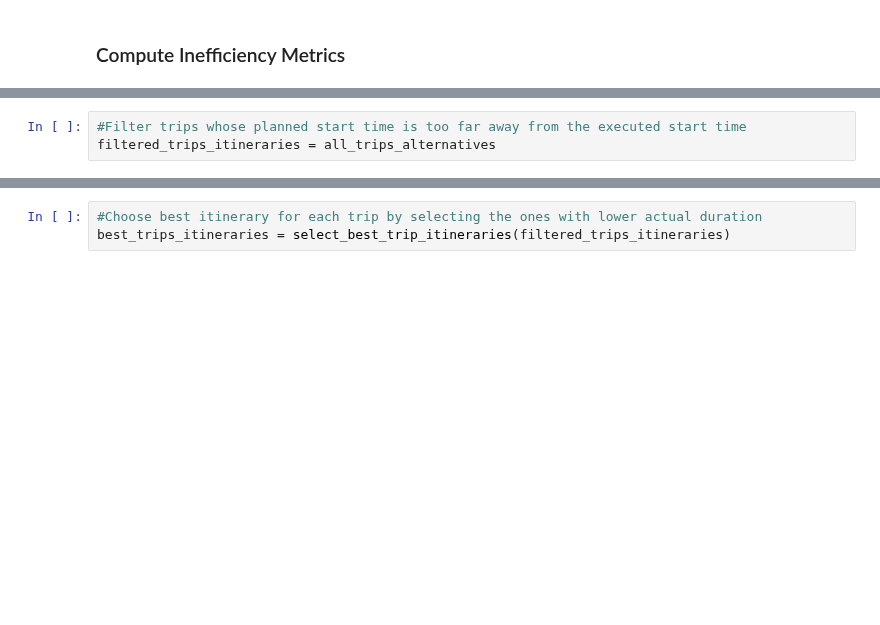
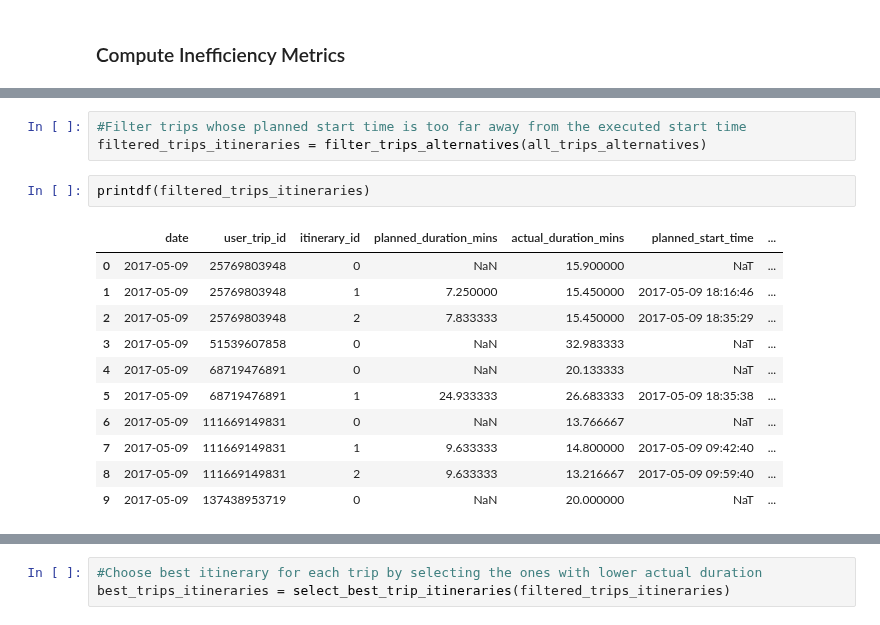
Before and after one commit to tarcisobraz/trips-optimality-exp, a Jupyter notebook: evaluate-trips-script-notebook.ipynb, the cells around one changed output, grey strips where cells are left out. Saved outputs shown, nothing was run; the diff lists cells and outputs as text; blank space fills up the shorter version.

```diff
--- a/evaluate-trips-script-notebook.ipynb
+++ b/evaluate-trips-script-notebook.ipynb
@@ -673,3 +734,17 @@ printdf(all_trips_alternatives.groupby(['date','user_trip_id']) \
 # %%
 #Filter trips whose planned start time is too far away from the executed start time
-filtered_trips_itineraries = all_trips_alternatives
+filtered_trips_itineraries = filter_trips_alternatives(all_trips_alternatives)
+# %%
+printdf(filtered_trips_itineraries)
+# %% [output]
+|  | date | user_trip_id | itinerary_id | planned_duration_mins | actual_duration_mins | planned_start_time | ... |
+| 0 | 2017-05-09 | 25769803948 | 0 | NaN | 15.900000 | NaT | ... |
+| 1 | 2017-05-09 | 25769803948 | 1 | 7.250000 | 15.450000 | 2017-05-09 18:16:46 | ... |
+| 2 | 2017-05-09 | 25769803948 | 2 | 7.833333 | 15.450000 | 2017-05-09 18:35:29 | ... |
+| 3 | 2017-05-09 | 51539607858 | 0 | NaN | 32.983333 | NaT | ... |
+| 4 | 2017-05-09 | 68719476891 | 0 | NaN | 20.133333 | NaT | ... |
+| 5 | 2017-05-09 | 68719476891 | 1 | 24.933333 | 26.683333 | 2017-05-09 18:35:38 | ... |
+| 6 | 2017-05-09 | 111669149831 | 0 | NaN | 13.766667 | NaT | ... |
+| 7 | 2017-05-09 | 111669149831 | 1 | 9.633333 | 14.800000 | 2017-05-09 09:42:40 | ... |
+| 8 | 2017-05-09 | 111669149831 | 2 | 9.633333 | 13.216667 | 2017-05-09 09:59:40 | ... |
+| 9 | 2017-05-09 | 137438953719 | 0 | NaN | 20.000000 | NaT | ... |
```
Also changed, not shown: parts of 23 cells of this notebook.
